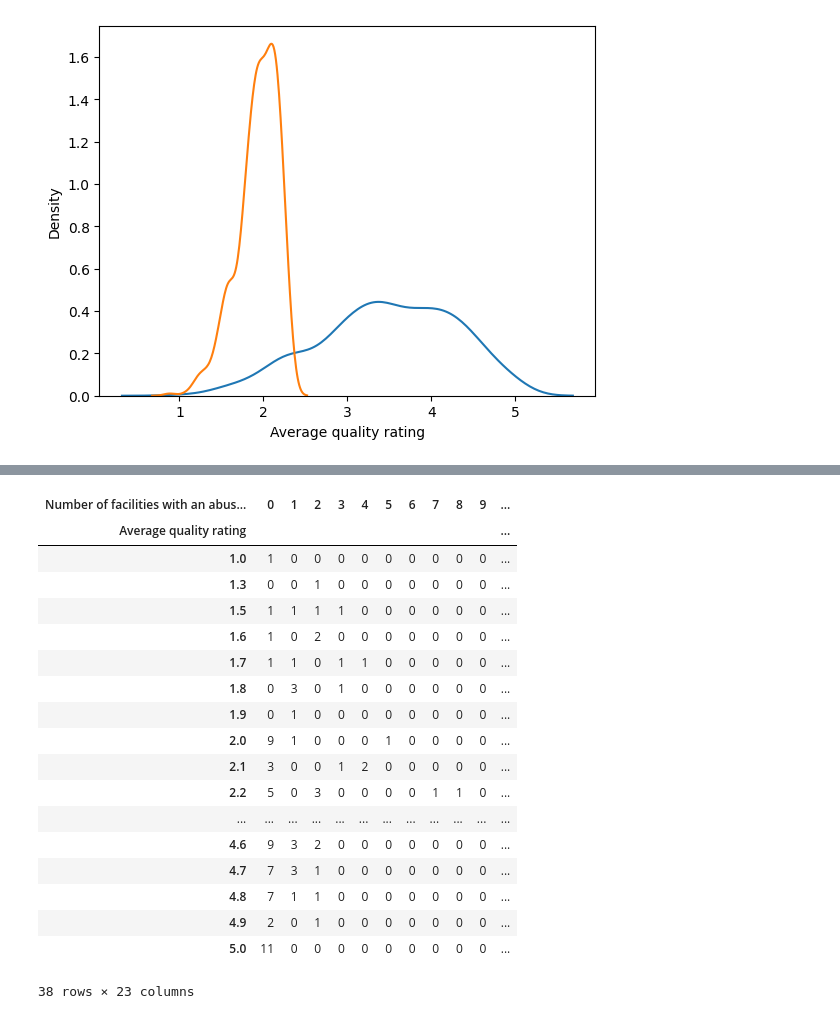
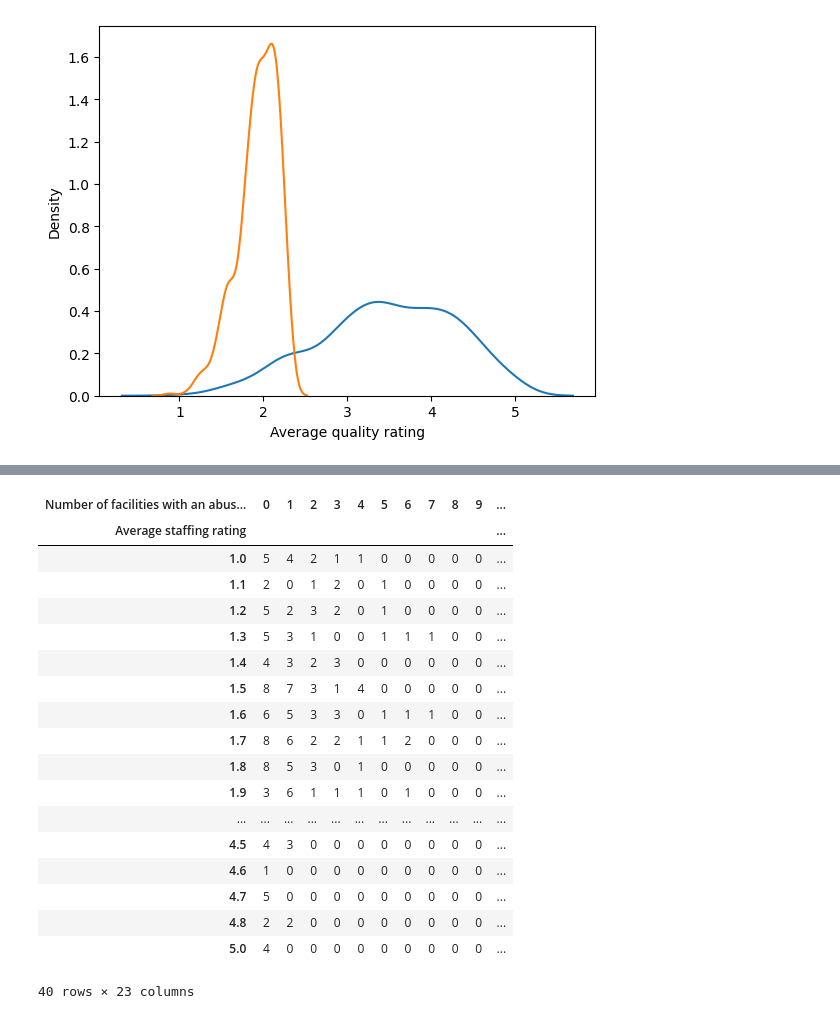
Before and after one commit to borayd3/visualization, a Jupyter notebook: assignment/assignment.ipynb, the cells around one changed output, grey strips where cells are left out. Drawn from its saved outputs; the diff is of its cells as text; code cells hidden in the pictures.

```diff
--- a/assignment/assignment.ipynb
+++ b/assignment/assignment.ipynb
@@ -251,23 +309,23 @@ sns.scatterplot(x=nursing_home2['avgrate_preventable_readmiss_post30'], y=nursin
 # %%
 # Question 7
-pd.crosstab(nursing_home2['Average quality rating'],nursing_home2['Number of facilities with an abuse icon'] )
+pd.crosstab(nursing_home2['Average staffing rating'], nursing_home2['Number of facilities with an abuse icon'] )
 # %% [output]
 | Number of facilities with an abus... | 0 | 1 | 2 | 3 | 4 | 5 | 6 | 7 | 8 | 9 | ... |
-| Average quality rating |  |  |  |  |  |  |  |  |  |  | ... |
-| 1.0 | 1 | 0 | 0 | 0 | 0 | 0 | 0 | 0 | 0 | 0 | ... |
-| 1.3 | 0 | 0 | 1 | 0 | 0 | 0 | 0 | 0 | 0 | 0 | ... |
-| 1.5 | 1 | 1 | 1 | 1 | 0 | 0 | 0 | 0 | 0 | 0 | ... |
-| 1.6 | 1 | 0 | 2 | 0 | 0 | 0 | 0 | 0 | 0 | 0 | ... |
-| 1.7 | 1 | 1 | 0 | 1 | 1 | 0 | 0 | 0 | 0 | 0 | ... |
-| 1.8 | 0 | 3 | 0 | 1 | 0 | 0 | 0 | 0 | 0 | 0 | ... |
-| 1.9 | 0 | 1 | 0 | 0 | 0 | 0 | 0 | 0 | 0 | 0 | ... |
-| 2.0 | 9 | 1 | 0 | 0 | 0 | 1 | 0 | 0 | 0 | 0 | ... |
-| 2.1 | 3 | 0 | 0 | 1 | 2 | 0 | 0 | 0 | 0 | 0 | ... |
-| 2.2 | 5 | 0 | 3 | 0 | 0 | 0 | 0 | 1 | 1 | 0 | ... |
+| Average staffing rating |  |  |  |  |  |  |  |  |  |  | ... |
+| 1.0 | 5 | 4 | 2 | 1 | 1 | 0 | 0 | 0 | 0 | 0 | ... |
+| 1.1 | 2 | 0 | 1 | 2 | 0 | 1 | 0 | 0 | 0 | 0 | ... |
+| 1.2 | 5 | 2 | 3 | 2 | 0 | 1 | 0 | 0 | 0 | 0 | ... |
+| 1.3 | 5 | 3 | 1 | 0 | 0 | 1 | 1 | 1 | 0 | 0 | ... |
+| 1.4 | 4 | 3 | 2 | 3 | 0 | 0 | 0 | 0 | 0 | 0 | ... |
+| 1.5 | 8 | 7 | 3 | 1 | 4 | 0 | 0 | 0 | 0 | 0 | ... |
+| 1.6 | 6 | 5 | 3 | 3 | 0 | 1 | 1 | 1 | 0 | 0 | ... |
+| 1.7 | 8 | 6 | 2 | 2 | 1 | 1 | 2 | 0 | 0 | 0 | ... |
+| 1.8 | 8 | 5 | 3 | 0 | 1 | 0 | 0 | 0 | 0 | 0 | ... |
+| 1.9 | 3 | 6 | 1 | 1 | 1 | 0 | 1 | 0 | 0 | 0 | ... |
 | ... | ... | ... | ... | ... | ... | ... | ... | ... | ... | ... | ... |
-| 4.6 | 9 | 3 | 2 | 0 | 0 | 0 | 0 | 0 | 0 | 0 | ... |
-| 4.7 | 7 | 3 | 1 | 0 | 0 | 0 | 0 | 0 | 0 | 0 | ... |
-| 4.8 | 7 | 1 | 1 | 0 | 0 | 0 | 0 | 0 | 0 | 0 | ... |
-| 4.9 | 2 | 0 | 1 | 0 | 0 | 0 | 0 | 0 | 0 | 0 | ... |
-| 5.0 | 11 | 0 | 0 | 0 | 0 | 0 | 0 | 0 | 0 | 0 | ... |
+| 4.5 | 4 | 3 | 0 | 0 | 0 | 0 | 0 | 0 | 0 | 0 | ... |
+| 4.6 | 1 | 0 | 0 | 0 | 0 | 0 | 0 | 0 | 0 | 0 | ... |
+| 4.7 | 5 | 0 | 0 | 0 | 0 | 0 | 0 | 0 | 0 | 0 | ... |
+| 4.8 | 2 | 2 | 0 | 0 | 0 | 0 | 0 | 0 | 0 | 0 | ... |
+| 5.0 | 4 | 0 | 0 | 0 | 0 | 0 | 0 | 0 | 0 | 0 | ... |
-38 rows × 23 columns
+40 rows × 23 columns
```
Also changed, not shown: parts of 20 cells of this notebook, 1 other file.
